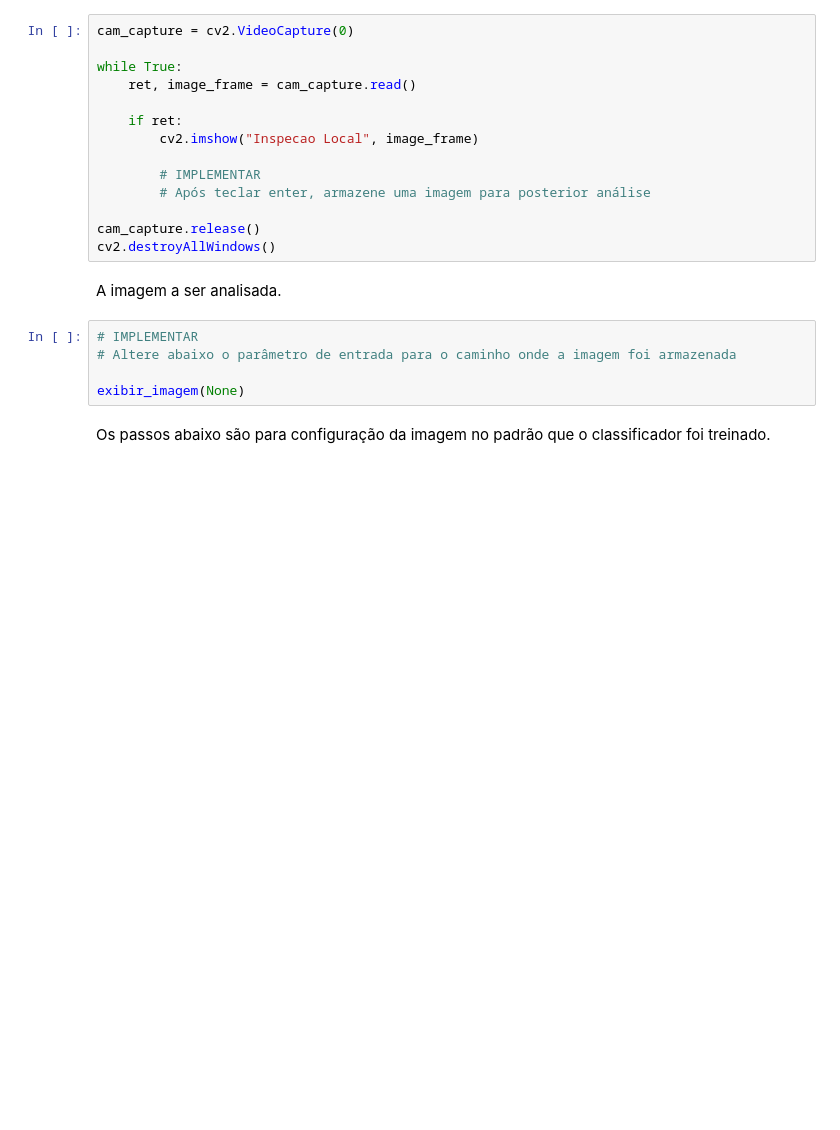
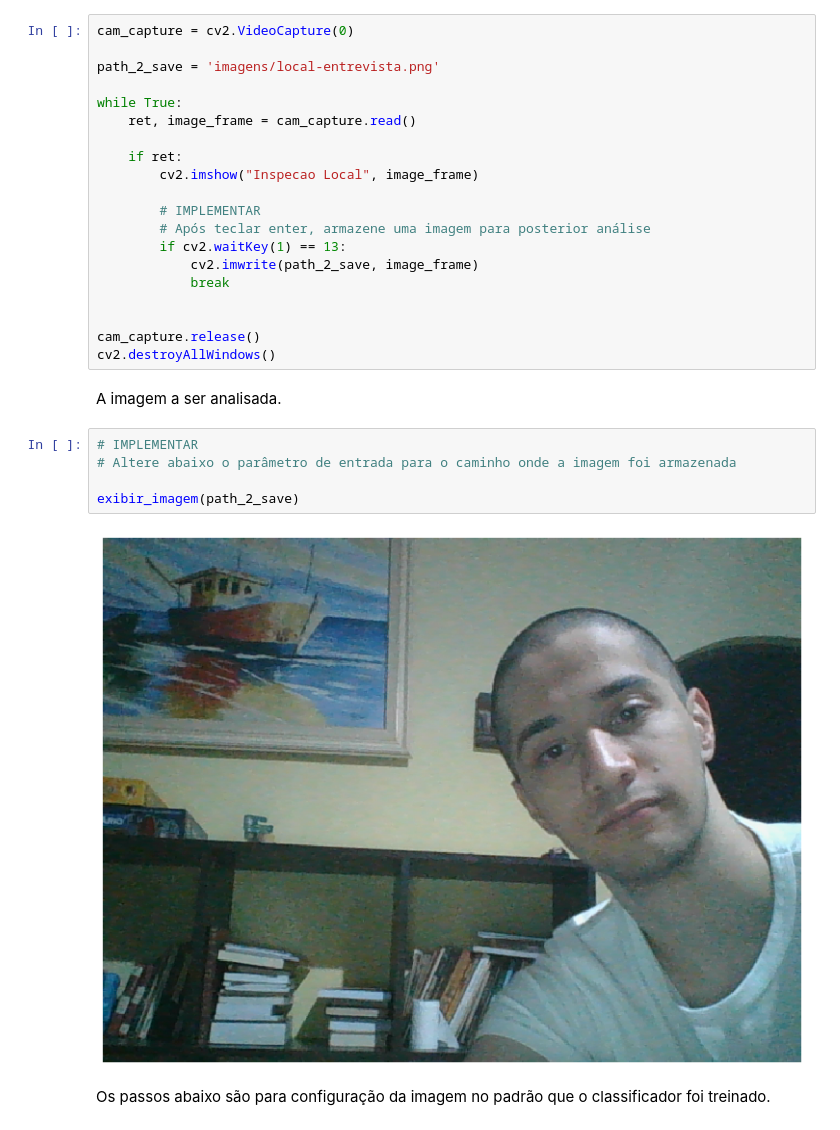
Before and after one commit to Canatto/Python-ImageProcessing, a Jupyter notebook: smart-hiring.ipynb, the cells around one changed output. Cells and saved outputs as stored; diff of their text form; blank space fills up the shorter version.

````diff
--- a/smart-hiring.ipynb
+++ b/smart-hiring.ipynb
@@ -750,6 +749,8 @@ iou_thresh = None
 Separe um imagem que será analisada pelo classificador, após teclar o _Enter_. Armazene no diretório ```imagens/local-entrevista.png```.
 # %%
 cam_capture = cv2.VideoCapture(0)
+
+path_2_save = 'imagens/local-entrevista.png'
 
 while True:
     ret, image_frame = cam_capture.read()
@@ -759,6 +760,10 @@ while True:
 
         # IMPLEMENTAR
         # Após teclar enter, armazene uma imagem para posterior análise
+        if cv2.waitKey(1) == 13:
+            cv2.imwrite(path_2_save, image_frame)
+            break
+
 
 cam_capture.release()
 cv2.destroyAllWindows()
@@ -767,8 +772,10 @@ A imagem a ser analisada.
 # %%
 # IMPLEMENTAR
 # Altere abaixo o parâmetro de entrada para o caminho onde a imagem foi armazenada
 
-exibir_imagem(None)
+exibir_imagem(path_2_save)
+# %% [output]
+[figure, added]
 # %% [markdown]
 Os passos abaixo são para configuração da imagem no padrão que o classificador foi treinado.
 # %%
````
Also changed, not shown: parts of 7 cells of this notebook.
